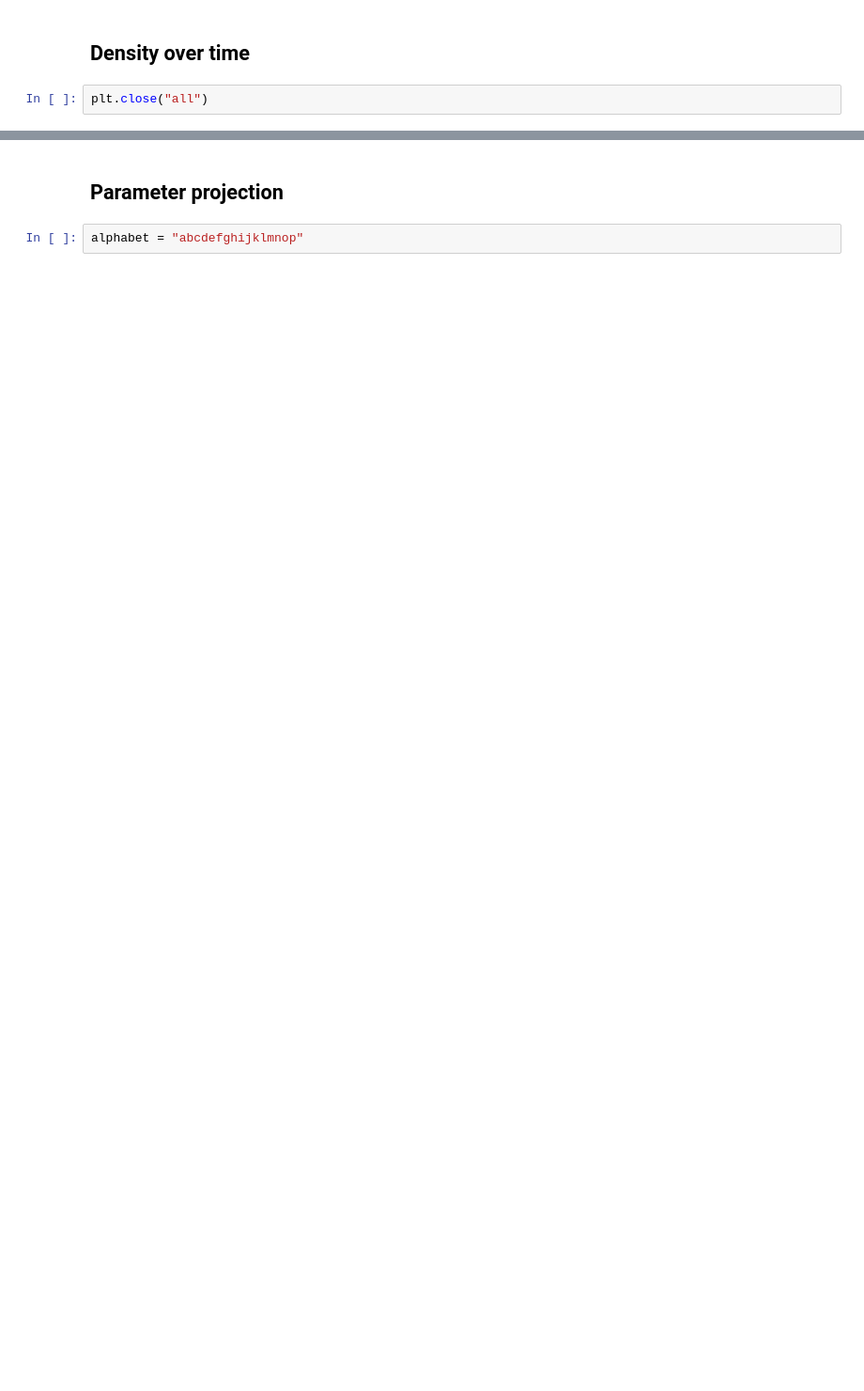
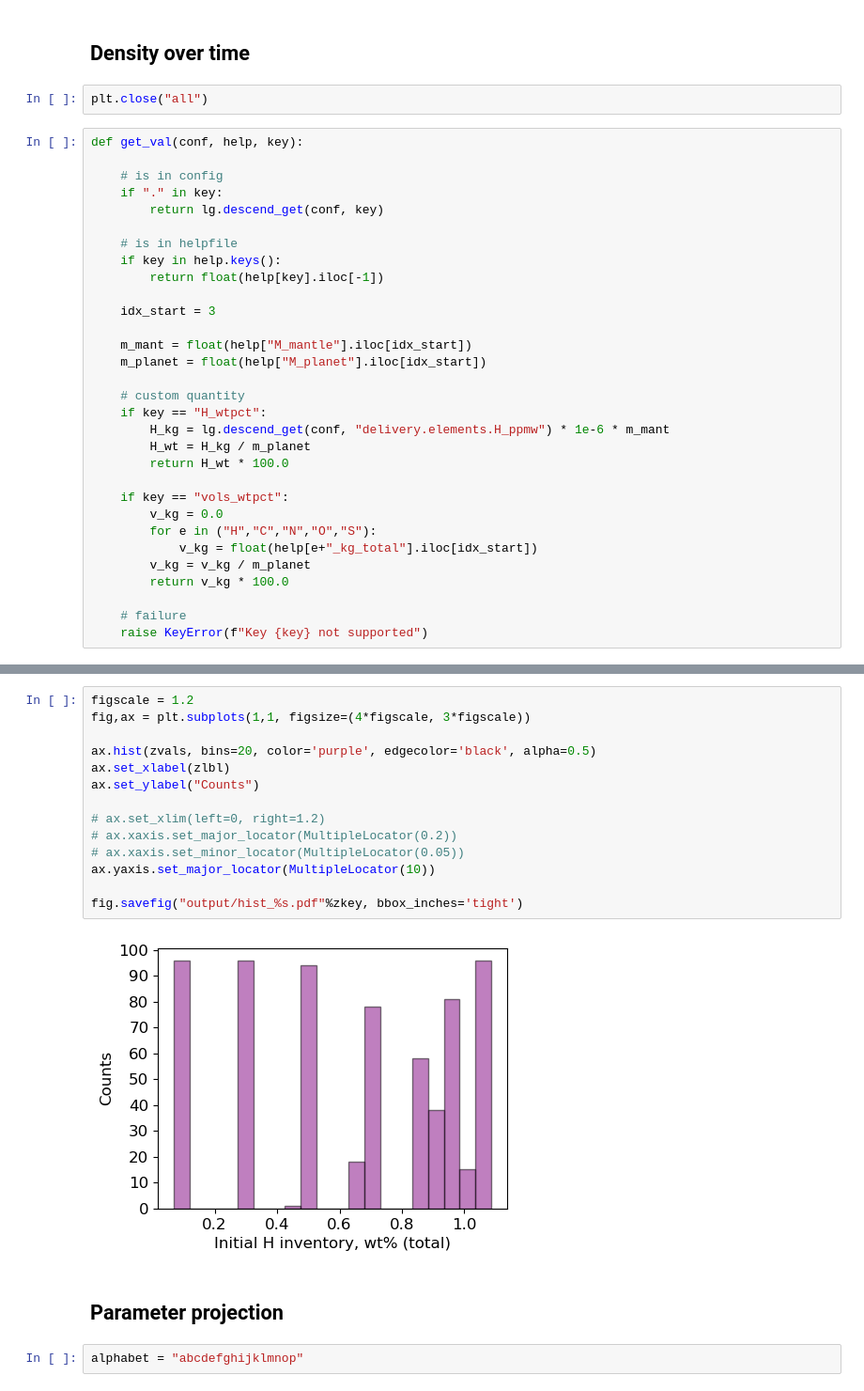
Before and after one commit to nichollsh/proteus_analysis, a Jupyter notebook: massradius_evolve.ipynb, the cells around one changed output, grey strips where cells are left out. Shown at 94% size. Saved outputs shown, nothing was run; the diff lists cells and outputs as text; blank space fills up the shorter version.

```diff
--- a/massradius_evolve.ipynb
+++ b/massradius_evolve.ipynb
@@ -140,6 +139,37 @@ rad_obs =  {
 ## Density over time
 # %%
 plt.close("all")
+# %%
+def get_val(conf, help, key):
+
+    # is in config
+    if "." in key:
+        return lg.descend_get(conf, key)
+
+    # is in helpfile
+    if key in help.keys():
+        return float(help[key].iloc[-1])
+
+    idx_start = 3
+
+    m_mant = float(help["M_mantle"].iloc[idx_start])
+    m_planet = float(help["M_planet"].iloc[idx_start])
+
+    # custom quantity
+    if key == "H_wtpct":
+        H_kg = lg.descend_get(conf, "delivery.elements.H_ppmw") * 1e-6 * m_mant
+        H_wt = H_kg / m_planet
+        return H_wt * 100.0
+
+    if key == "vols_wtpct":
+        v_kg = 0.0
+        for e in ("H","C","N","O","S"):
+            v_kg = float(help[e+"_kg_total"].iloc[idx_start])
+        v_kg = v_kg / m_planet
+        return v_kg * 100.0
+
+    # failure
+    raise KeyError(f"Key {key} not supported")
 # %%
 figscale=1.3
 spr = 0.22
@@ -411,3 +440,19 @@ Cases which match density/age observations:
+# %%
+figscale = 1.2
+fig,ax = plt.subplots(1,1, figsize=(4*figscale, 3*figscale))
+
+ax.hist(zvals, bins=20, color='purple', edgecolor='black', alpha=0.5)
+ax.set_xlabel(zlbl)
+ax.set_ylabel("Counts")
+
+# ax.set_xlim(left=0, right=1.2)
+# ax.xaxis.set_major_locator(MultipleLocator(0.2))
+# ax.xaxis.set_minor_locator(MultipleLocator(0.05))
+ax.yaxis.set_major_locator(MultipleLocator(10))
+
+fig.savefig("output/hist_%s.pdf"%zkey, bbox_inches='tight')
+# %% [output]
+[figure, added]
 # %% [markdown]
 ## Parameter projection
 # %%
```
Also changed, not shown: parts of 8 cells of this notebook.
